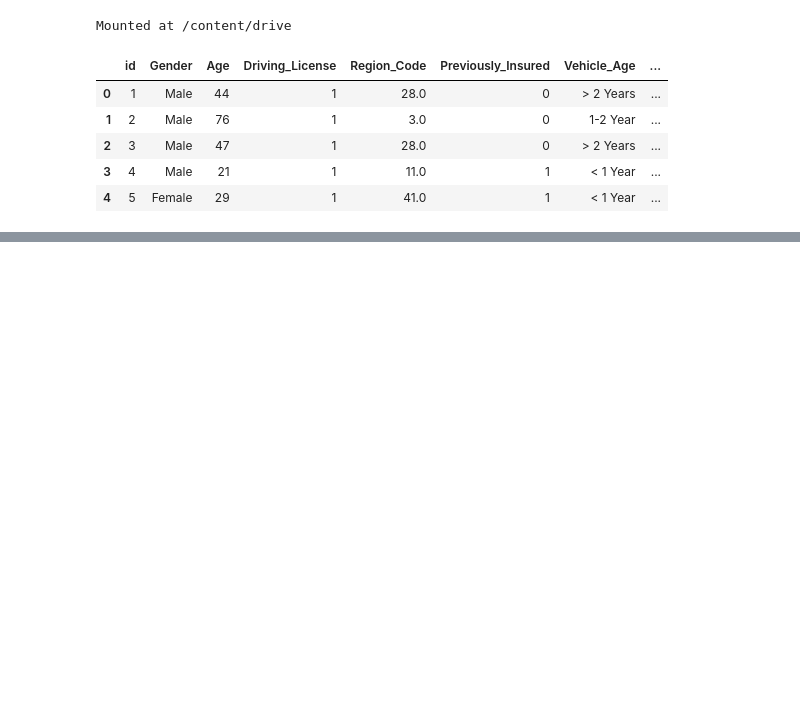
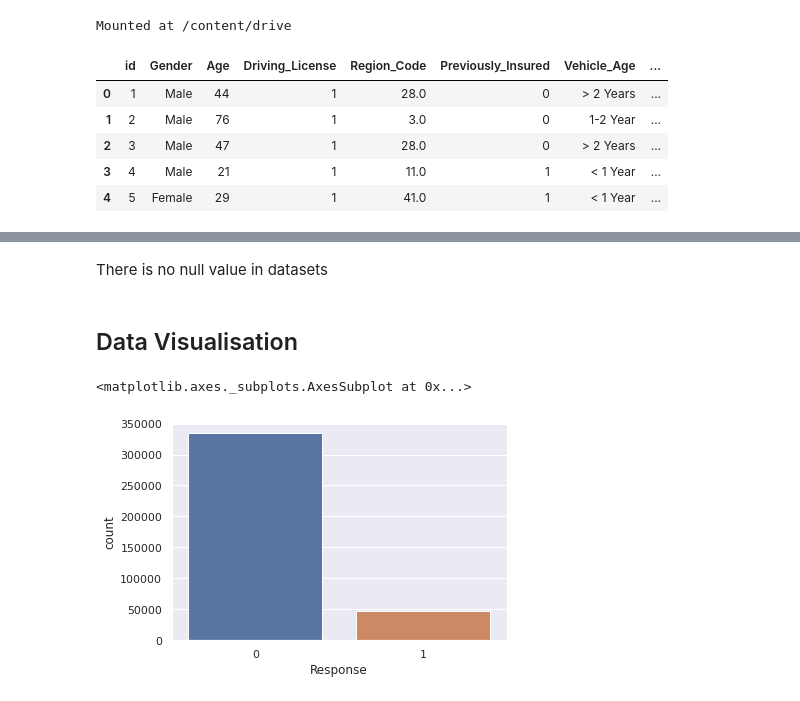
Before and after one commit to sunanda-debnath/HEALTH-INSURANCE_CROSS_SELL_PREDICTION, a Jupyter notebook: HEALTH_INSURANCE_CROSS_SELL_PREDICTION.ipynb, the cells around one changed output, grey strips where cells are left out. Cells and saved outputs as stored; diff of their text form; code cells hidden in the pictures; blank space fills up the shorter version.

```diff
--- a/HEALTH_INSURANCE_CROSS_SELL_PREDICTION.ipynb
+++ b/HEALTH_INSURANCE_CROSS_SELL_PREDICTION.ipynb
@@ -51,6 +51,16 @@ import seaborn as sns
 import matplotlib.pyplot as plt
 from sklearn.preprocessing import LabelEncoder
 from sklearn.model_selection import train_test_split
+from imblearn.over_sampling import RandomOverSampler
+from collections import Counter
+from sklearn.preprocessing import StandardScaler
+from sklearn.linear_model import LogisticRegression
+from sklearn.metrics import precision_score,recall_score,accuracy_score,f1_score,confusion_matrix,roc_auc_score,classification_report
+from sklearn.ensemble import RandomForestClassifier
+from xgboost import XGBClassifier
+sns.set_theme(style="darkgrid")
+import warnings
+warnings.filterwarnings('ignore')
 # %%
 from google.colab import drive
 drive.mount('/content/drive')
@@ -69,0 +138,10 @@ df.head()
+# %% [markdown]
+There is no null value in datasets
+# %% [markdown]
+## Data Visualisation
+# %%
+sns.set_theme(style="darkgrid")
+sns.countplot(df['Response'],data=df)
+# %% [output]
+<matplotlib.axes._subplots.AxesSubplot at 0x...>
+[figure, added]
```
Also changed, not shown: parts of 6 cells of this notebook.
